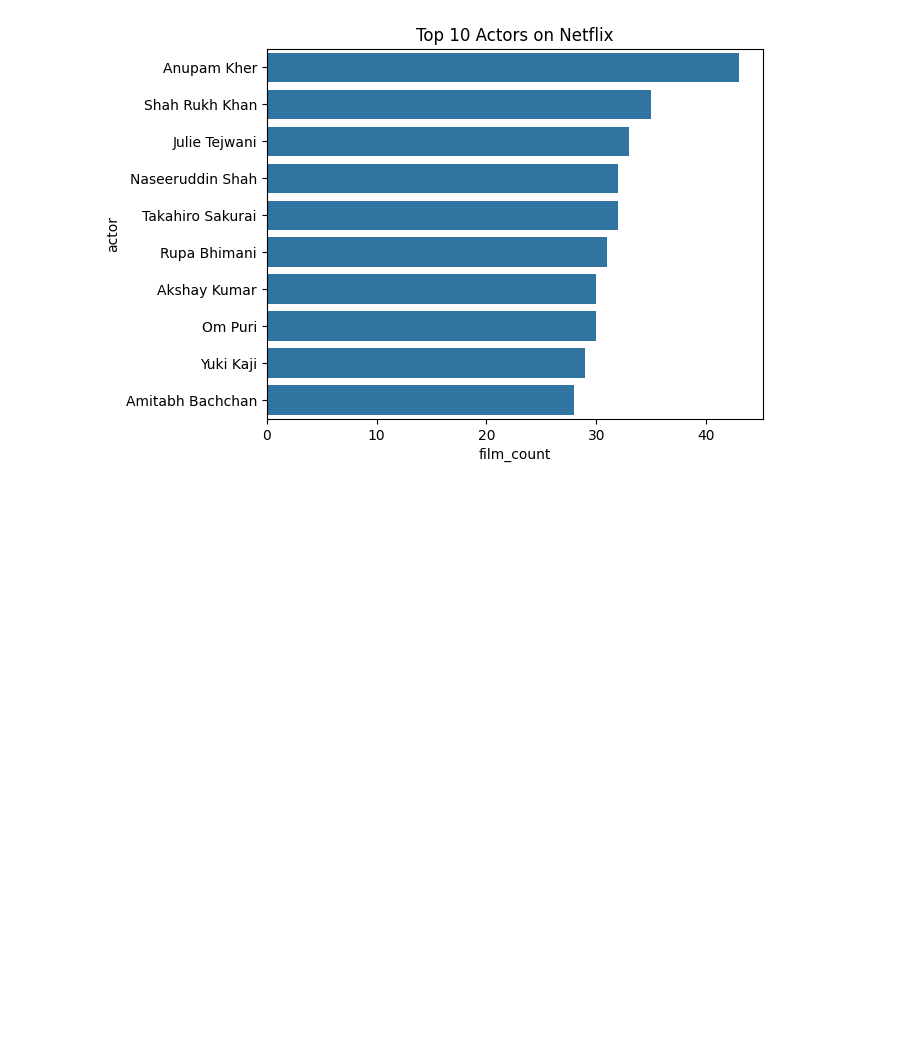
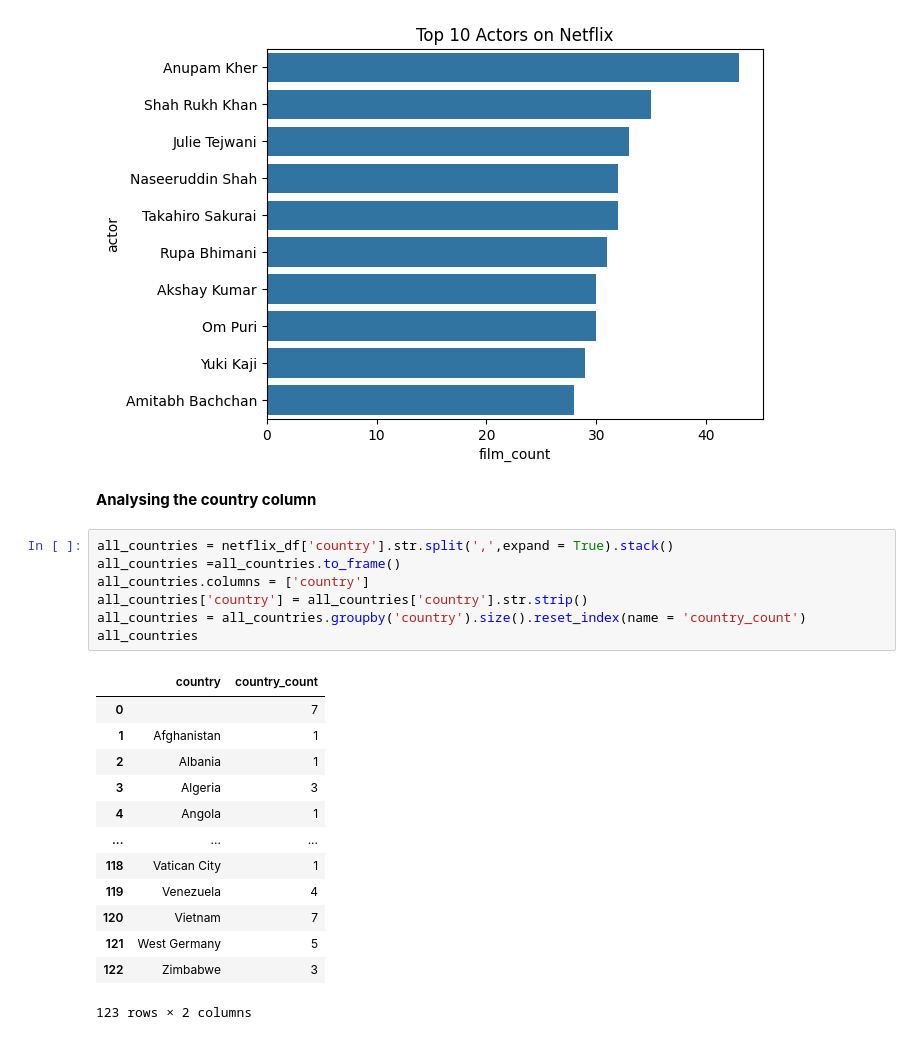
Before and after one commit to pragnakulkarni/Netflix-Movies-and-TV-Shows, a Jupyter notebook: Welcome_To_Colab.ipynb, the cells around one changed output. Drawn from its saved outputs; the diff is of its cells as text; blank space fills up the shorter version.

```diff
--- a/Welcome_To_Colab.ipynb
+++ b/Welcome_To_Colab.ipynb
@@ -334,3 +334,26 @@ plt.title('Top 10 Actors on Netflix')
 plt.show()
 # %% [output]
 [figure]
+# %% [markdown]
+**Analysing the country column**
+# %%
+all_countries = netflix_df['country'].str.split(',',expand = True).stack()
+all_countries =all_countries.to_frame()
+all_countries.columns = ['country']
+all_countries['country'] = all_countries['country'].str.strip()
+all_countries = all_countries.groupby('country').size().reset_index(name = 'country_count')
+all_countries
+# %% [output]
+|  | country | country_count |
+| 0 |  | 7 |
+| 1 | Afghanistan | 1 |
+| 2 | Albania | 1 |
+| 3 | Algeria | 3 |
+| 4 | Angola | 1 |
+| ... | ... | ... |
+| 118 | Vatican City | 1 |
+| 119 | Venezuela | 4 |
+| 120 | Vietnam | 7 |
+| 121 | West Germany | 5 |
+| 122 | Zimbabwe | 3 |
+123 rows × 2 columns
```
Also changed, not shown: parts of 3 cells of this notebook.
